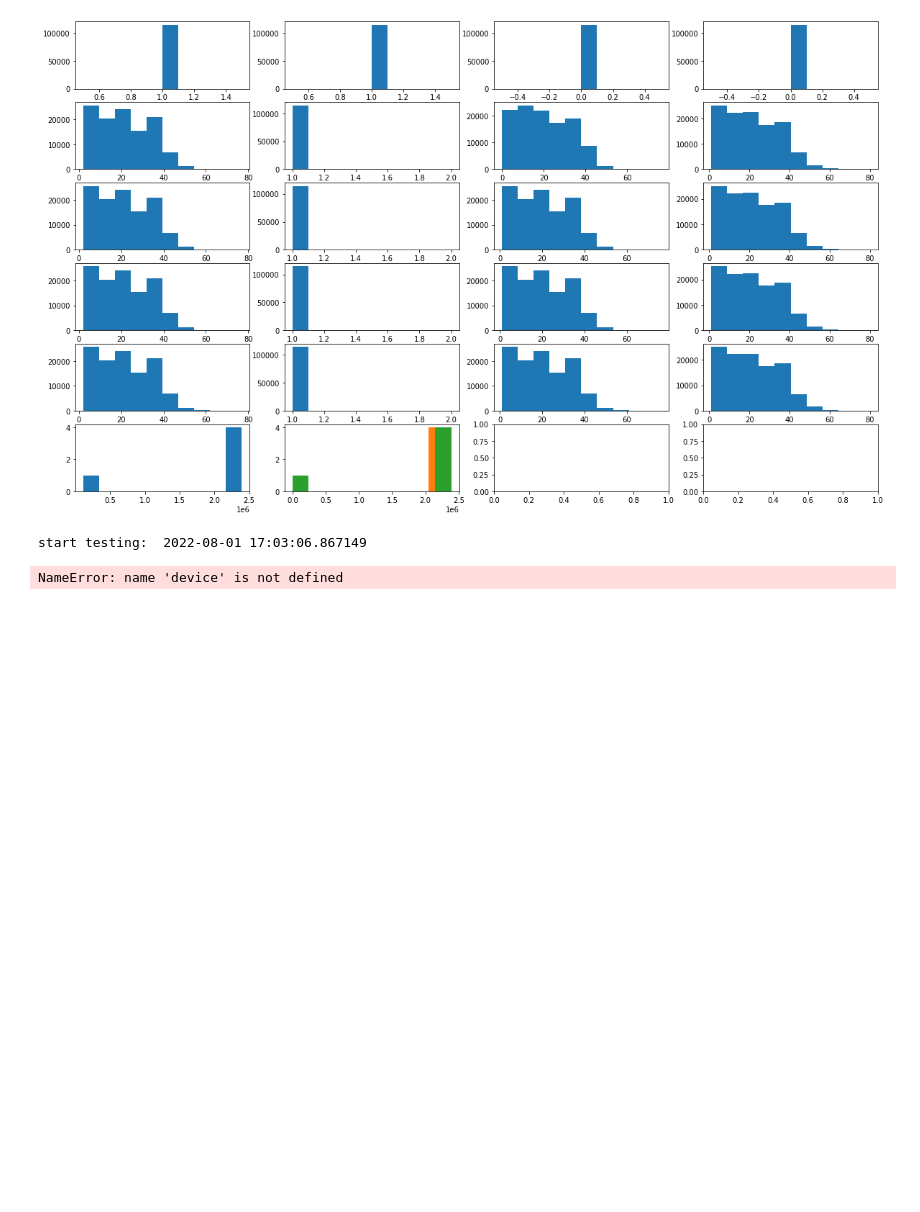
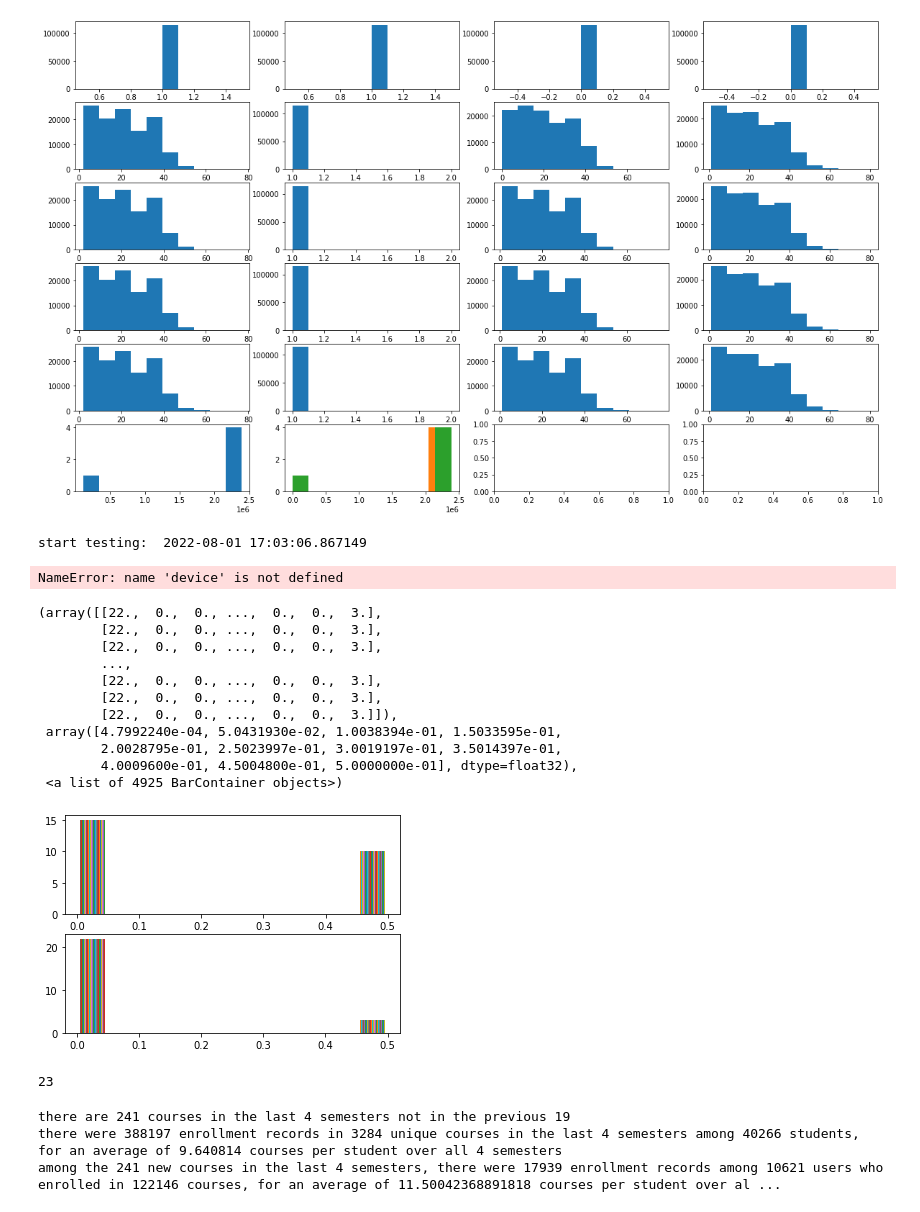
Before and after one commit to kiran-ganeshan/DGSR, a Jupyter notebook: explore.ipynb, the cells around one changed output. Drawn from its saved outputs; the diff is of its cells as text; code cells hidden in the pictures; blank space fills up the shorter version.

```diff
--- a/explore.ipynb
+++ b/explore.ipynb
@@ -203,14 +203,54 @@ NameError: name 'device' is not defined
 # %%
 import matplotlib
 import matplotlib.pyplot as plt
 %matplotlib inline
 import torch
 pos_weights = [0.5, 1.0, 2.0]
-dirs = [f"static/Enrollments_4_25_False/bs25_lr0.001_ep30_l20.0001_pw{pw}_ft0.0_at0.2_ln3_hs50_mu25_mi25_k3_bce/" for pw in pos_weights]
+dir = "static/Enrollments_4_25_False/bs25_lr0.001_ep30_l20.0001_pw1.0_ft0.0_at0.2_ln3_hs50_mu25_mi25_k3_bce/"
 
-fig, ax = plt.subplots(2, 3)
-for i, dir in enumerate(dirs):
-    score = torch.load(dir + 'score_0_1000')
-    all_score = torch.load(dir + 'test_score_0_1000')
-    ax[0][i].hist(torch.sigmoid(score).detach().cpu().numpy(), 10)
-    ax[1][i].hist(torch.sigmoid(all_score).detach().cpu().numpy(), 10)
+fig, ax = plt.subplots(2)
+score = torch.load(dir + 'score_0_1000')
+all_score = torch.load(dir + 'test_score_0_1000')
+ax[0].hist(torch.sigmoid(score).detach().cpu().numpy())
+ax[1].hist(torch.sigmoid(all_score).detach().cpu().numpy())
+# %% [output]
+(array([[22.,  0.,  0., ...,  0.,  0.,  3.],
+        [22.,  0.,  0., ...,  0.,  0.,  3.],
+        [22.,  0.,  0., ...,  0.,  0.,  3.],
+        ...,
+        [22.,  0.,  0., ...,  0.,  0.,  3.],
+        [22.,  0.,  0., ...,  0.,  0.,  3.],
+        [22.,  0.,  0., ...,  0.,  0.,  3.]]),
+ array([4.7992240e-04, 5.0431930e-02, 1.0038394e-01, 1.5033595e-01,
+        2.0028795e-01, 2.5023997e-01, 3.0019197e-01, 3.5014397e-01,
+        4.0009600e-01, 4.5004800e-01, 5.0000000e-01], dtype=float32),
+ <a list of 4925 BarContainer objects>)
+[figure, added]
+# %%
+import pandas as pd
+import numpy as np
+data = pd.read_csv('data/Enrollments.csv')
+print(data['time'].max())
+# %% [output]
+23
+# %%
+new_items = np.setdiff1d(data[data['time'] > 19]['item_id'].values, data[data['time'] < 20]['item_id'].values)
+print(f'there are {len(new_items)} courses in the last 4 semesters not in the previous 19')
+new_data = data[data['time'] > 19]
+new_str = f"there were {len(new_data)} enrollment records in {len(new_data['item_id'].unique())} unique courses in the last 4 semesters "
+new_str += f"among {len(new_data['user_id'].unique())} students, for an average of "
+new_str += f"{len(new_data) / len(new_data['user_id'].unique()):2f} courses per student over all 4 semesters"
+print(new_str)
+only_new = new_data[new_data['item_id'].isin(new_items)]
+only_new_str = f"among the {len(new_items)} new courses in the last 4 semesters, there were "
+only_new_str += f"{len(only_new)} enrollment records among {len(only_new['user_id'].unique())} "
+all_item = new_data[new_data['user_id'].isin(only_new['user_id'].unique())]
+only_new_str += f"users who enrolled in {len(all_item)} courses, for an average of "
+only_new_str += f"{len(all_item) / len(only_new['user_id'].unique())} courses per student over all 4 semesters. "
+only_new_str += f"These enrollment records are {100 * len(only_new) / len(new_data):2f}% of all enrollments "
+only_new_str += f"and {100 * len(only_new) / len(all_item):2f}% of the enrollments of the users who took a new course."
+print(only_new_str)
+# %% [output]
+there are 241 courses in the last 4 semesters not in the previous 19
+there were 388197 enrollment records in 3284 unique courses in the last 4 semesters among 40266 students, for an average of 9.640814 courses per student over all 4 semesters
+among the 241 new courses in the last 4 semesters, there were 17939 enrollment records among 10621 users who enrolled in 122146 courses, for an average of 11.50042368891818 courses per student over al ...
```
Also changed, not shown: 4 other files.
